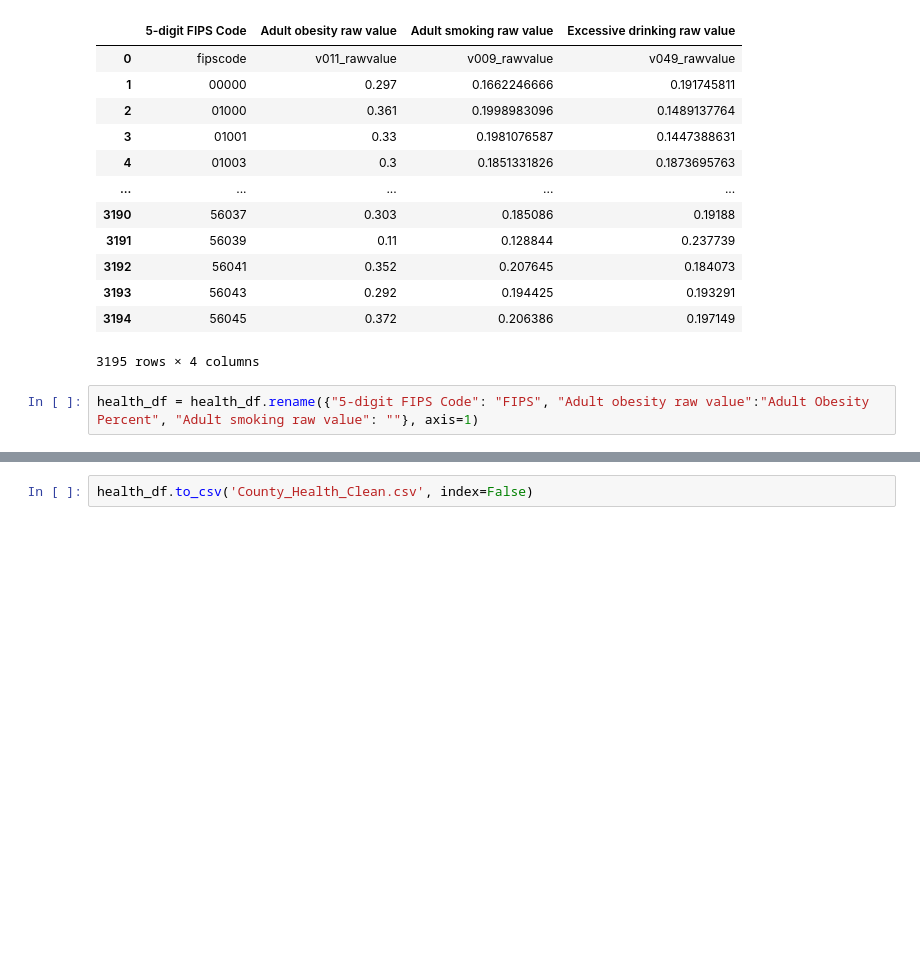
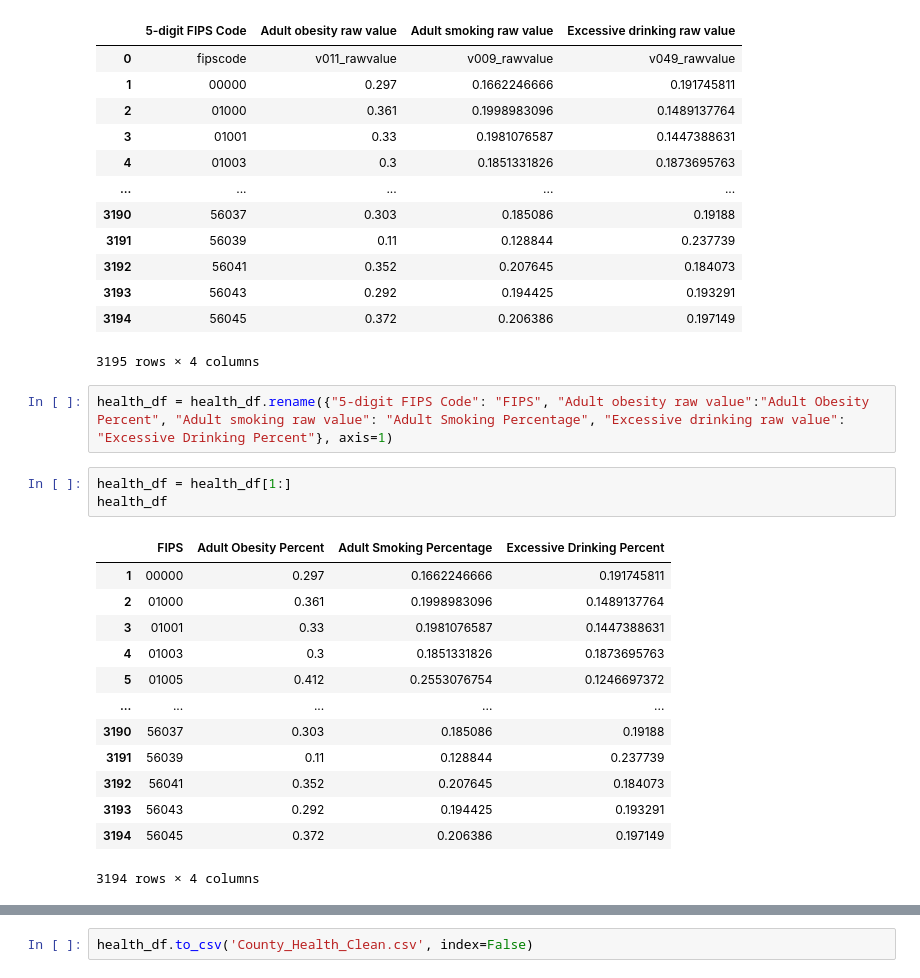
Before and after one commit to Austin-Cyr/Covid_Analysis, a Jupyter notebook: Datasets_HL/Obesity_and_Health/obesity_by_cty.ipynb, the cells around one changed output, grey strips where cells are left out. Saved outputs shown, nothing was run; the diff lists cells and outputs as text; blank space fills up the shorter version.

```diff
--- a/Datasets_HL/Obesity_and_Health/obesity_by_cty.ipynb
+++ b/Datasets_HL/Obesity_and_Health/obesity_by_cty.ipynb
@@ -52,4 +52,21 @@ health_df
 | 3194 | 56045 | 0.372 | 0.206386 | 0.197149 |
 3195 rows × 4 columns
 # %%
-health_df = health_df.rename({"5-digit FIPS Code": "FIPS", "Adult obesity raw value":"Adult Obesity Percent", "Adult smoking raw value": ""}, axis=1)
+health_df = health_df.rename({"5-digit FIPS Code": "FIPS", "Adult obesity raw value":"Adult Obesity Percent", "Adult smoking raw value": "Adult Smoking Percentage", "Excessive drinking raw value": "Excessive Drinking Percent"}, axis=1)
+# %%
+health_df = health_df[1:]
+health_df
+# %% [output]
+|  | FIPS | Adult Obesity Percent | Adult Smoking Percentage | Excessive Drinking Percent |
+| 1 | 00000 | 0.297 | 0.1662246666 | 0.191745811 |
+| 2 | 01000 | 0.361 | 0.1998983096 | 0.1489137764 |
+| 3 | 01001 | 0.33 | 0.1981076587 | 0.1447388631 |
+| 4 | 01003 | 0.3 | 0.1851331826 | 0.1873695763 |
+| 5 | 01005 | 0.412 | 0.2553076754 | 0.1246697372 |
+| ... | ... | ... | ... | ... |
+| 3190 | 56037 | 0.303 | 0.185086 | 0.19188 |
+| 3191 | 56039 | 0.11 | 0.128844 | 0.237739 |
+| 3192 | 56041 | 0.352 | 0.207645 | 0.184073 |
+| 3193 | 56043 | 0.292 | 0.194425 | 0.193291 |
+| 3194 | 56045 | 0.372 | 0.206386 | 0.197149 |
+3194 rows × 4 columns
```
Also changed, not shown: parts of 2 cells of this notebook, 11 other files.
